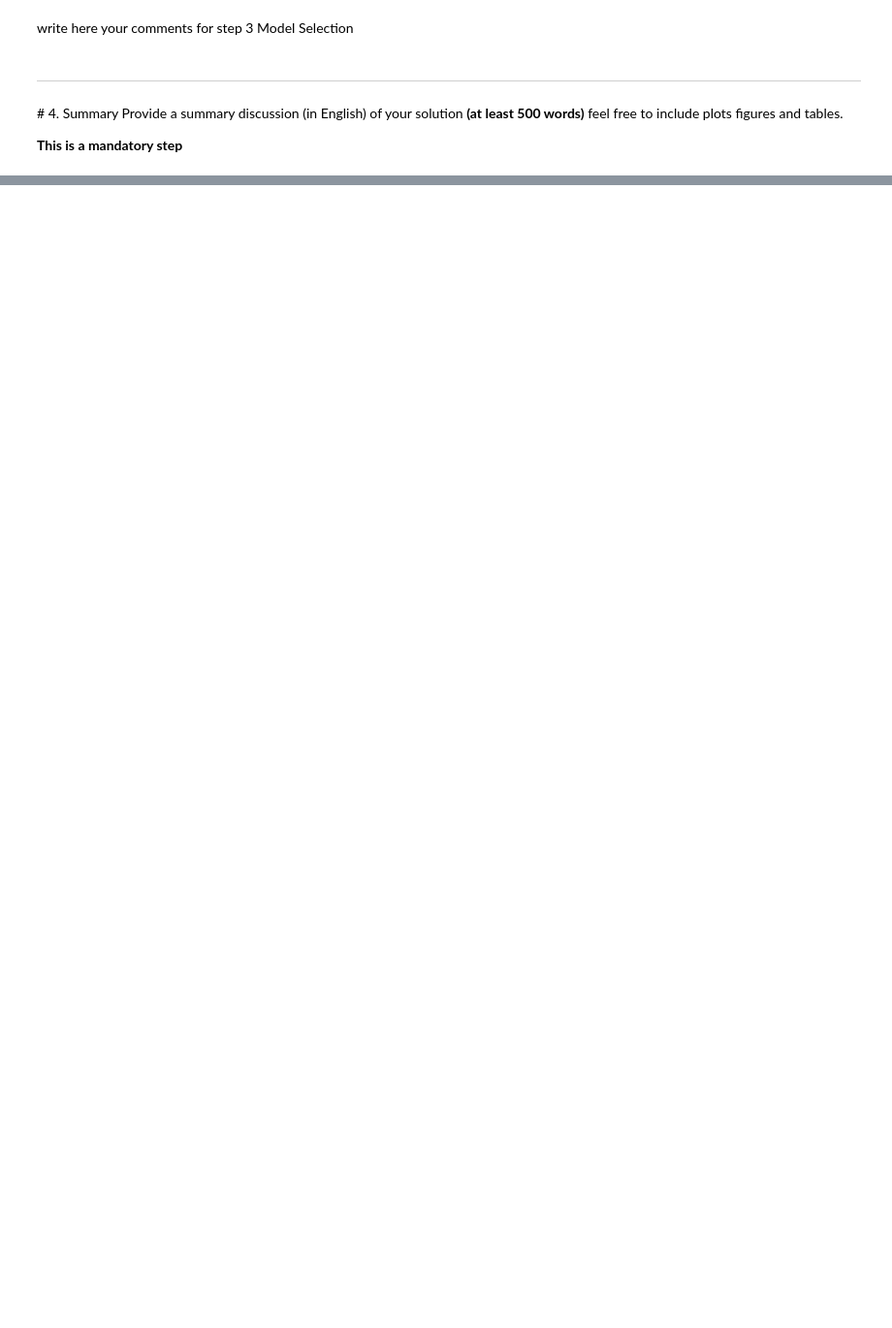
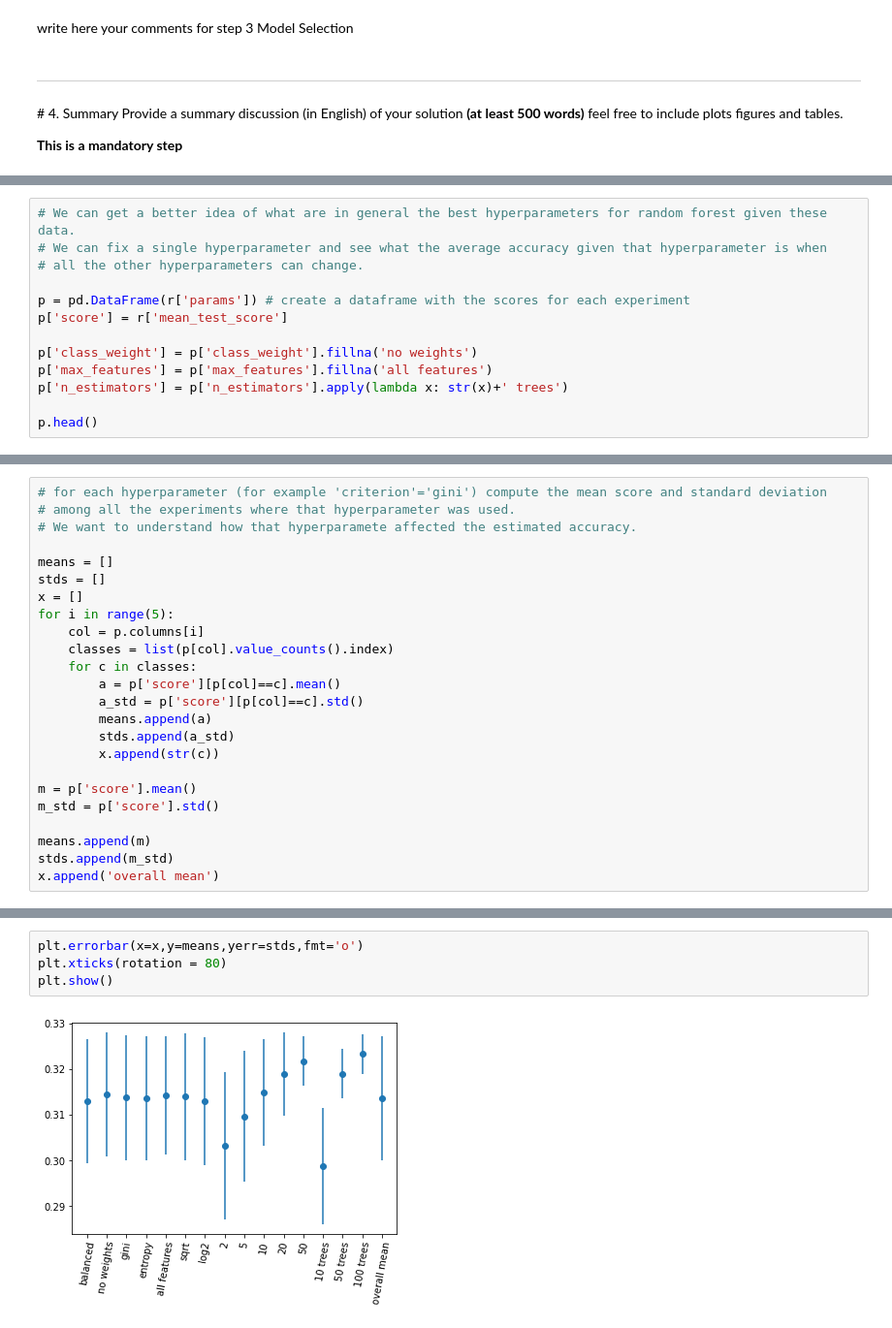
Before and after one commit to SofiaTorchia/ML-challenge, a Jupyter notebook: ML_Challenge_21-22.ipynb, the cells around one changed output, grey strips where cells are left out. Shown at 97% size. Cells and saved outputs as stored; diff of their text form; blank space fills up the shorter version.

Commit message:
Focus on random forests

```diff
--- a/ML_Challenge_21-22.ipynb
+++ b/ML_Challenge_21-22.ipynb
@@ -787,0 +829,13 @@ write here <b>your own</b> summary dicussion (in English) use at least 500 words
+# %%
+# We can get a better idea of what are in general the best hyperparameters for random forest given these data.
+# We can fix a single hyperparameter and see what the average accuracy given that hyperparameter is when
+# all the other hyperparameters can change.
+
+p = pd.DataFrame(r['params']) # create a dataframe with the scores for each experiment
+p['score'] = r['mean_test_score']
+
+p['class_weight'] = p['class_weight'].fillna('no weights')
+p['max_features'] = p['max_features'].fillna('all features')
+p['n_estimators'] = p['n_estimators'].apply(lambda x: str(x)+' trees')
+
+p.head()
@@ -787,0 +849,24 @@ write here <b>your own</b> summary dicussion (in English) use at least 500 words
+# %%
+# for each hyperparameter (for example 'criterion'='gini') compute the mean score and standard deviation
+# among all the experiments where that hyperparameter was used.
+# We want to understand how that hyperparamete affected the estimated accuracy.
+
+means = []
+stds = []
+x = []
+for i in range(5):
+    col = p.columns[i]
+    classes = list(p[col].value_counts().index)
+    for c in classes:
+        a = p['score'][p[col]==c].mean()
+        a_std = p['score'][p[col]==c].std()
+        means.append(a)
+        stds.append(a_std)
+        x.append(str(c))
+
+m = p['score'].mean()
+m_std = p['score'].std()
+
+means.append(m)
+stds.append(m_std)
+x.append('overall mean')
@@ -787,0 +883,6 @@ write here <b>your own</b> summary dicussion (in English) use at least 500 words
+# %%
+plt.errorbar(x=x,y=means,yerr=stds,fmt='o')
+plt.xticks(rotation = 80)
+plt.show()
+# %% [output]
+[figure, added]
```
Also changed, not shown: parts of 47 cells of this notebook.
